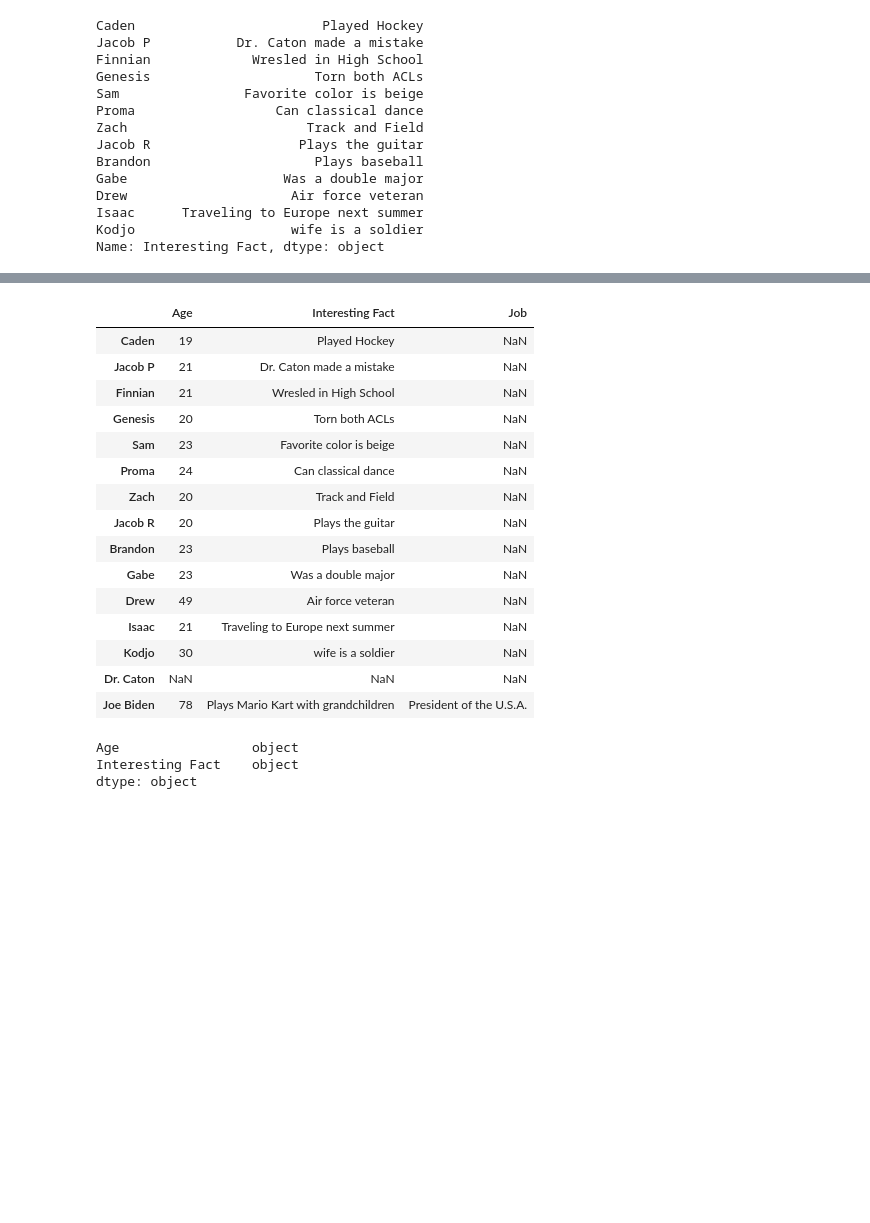
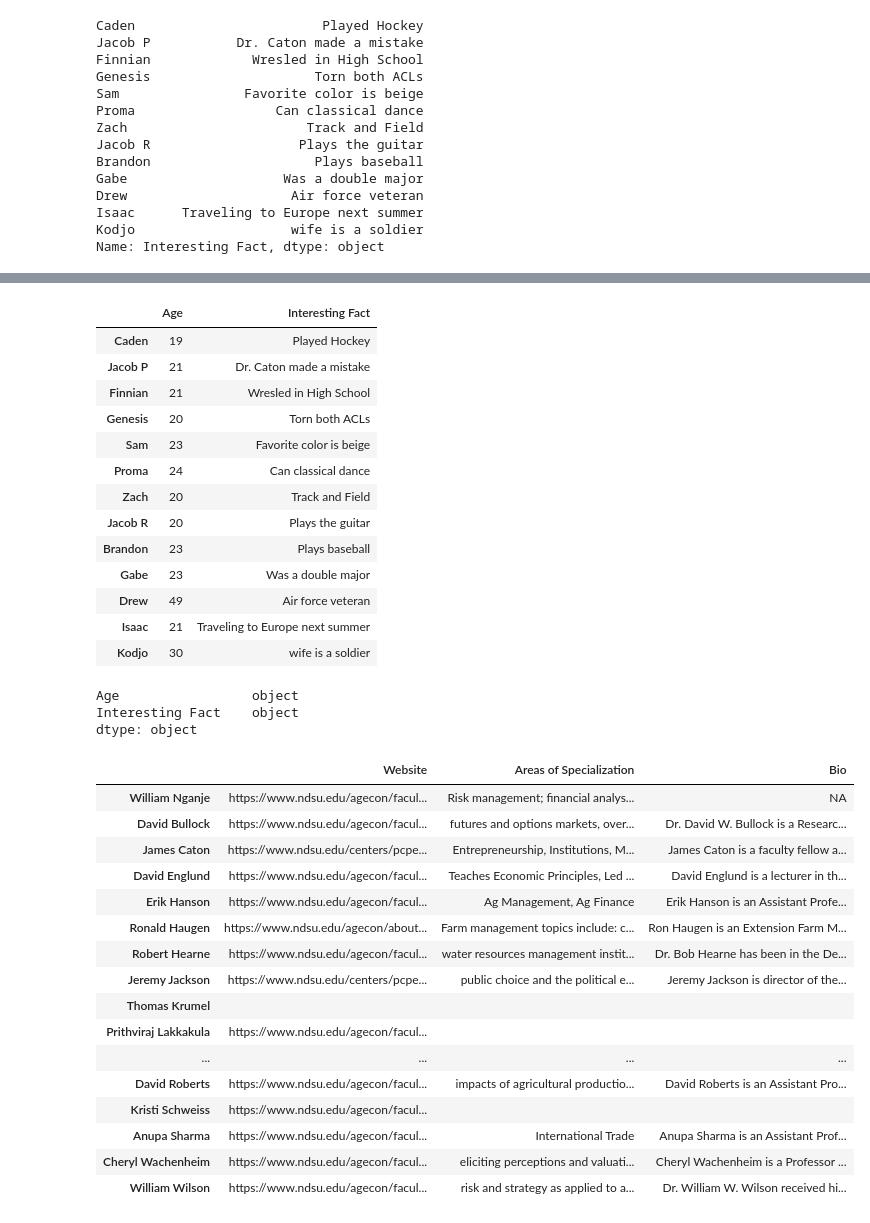
Before and after one commit to iadubovoy/ECON_411, a Jupyter notebook: In-Class Projects/Project 3 - Dictionaries and Definitions.ipynb, the cells around one changed output, grey strips where cells are left out. Drawn from its saved outputs; the diff is of its cells as text; code cells hidden in the pictures; blank space fills up the shorter version.

```diff
--- a/In-Class Projects/Project 3 - Dictionaries and Definitions.ipynb
+++ b/In-Class Projects/Project 3 - Dictionaries and Definitions.ipynb
@@ -161,22 +193,21 @@ dct["Joe Biden"] = {"Age":78,
 # %%
 pd.DataFrame(dct).T
+class_df
 # %% [output]
-|  | Age | Interesting Fact | Job |
-| Caden | 19 | Played Hockey | NaN |
-| Jacob P | 21 | Dr. Caton made a mistake | NaN |
-| Finnian | 21 | Wresled in High School | NaN |
-| Genesis | 20 | Torn both ACLs | NaN |
-| Sam | 23 | Favorite color is beige | NaN |
-| Proma | 24 | Can classical dance | NaN |
-| Zach | 20 | Track and Field | NaN |
-| Jacob R | 20 | Plays the guitar | NaN |
-| Brandon | 23 | Plays baseball | NaN |
-| Gabe | 23 | Was a double major | NaN |
-| Drew | 49 | Air force veteran | NaN |
-| Isaac | 21 | Traveling to Europe next summer | NaN |
-| Kodjo | 30 | wife is a soldier | NaN |
-| Dr. Caton | NaN | NaN | NaN |
-| Joe Biden | 78 | Plays Mario Kart with grandchildren | President of the U.S.A. |
+|  | Age | Interesting Fact |
+| Caden | 19 | Played Hockey |
+| Jacob P | 21 | Dr. Caton made a mistake |
+| Finnian | 21 | Wresled in High School |
+| Genesis | 20 | Torn both ACLs |
+| Sam | 23 | Favorite color is beige |
+| Proma | 24 | Can classical dance |
+| Zach | 20 | Track and Field |
+| Jacob R | 20 | Plays the guitar |
+| Brandon | 23 | Plays baseball |
+| Gabe | 23 | Was a double major |
+| Drew | 49 | Air force veteran |
+| Isaac | 21 | Traveling to Europe next summer |
+| Kodjo | 30 | wife is a soldier |
 # %%
 class_df.dtypes
 # %% [output]
@@ -275,0 +293,20 @@ faculty_dict
+# %%
+pd.DataFrame(faculty_dict).T
+# %% [output]
+|  | Website | Areas of Specialization | Bio |
+| William Nganje | https://www.ndsu.edu/agecon/facul... | Risk management; financial analys... | NA |
+| David Bullock | https://www.ndsu.edu/agecon/facul... | futures and options markets, over... | Dr. David W. Bullock is a Researc... |
+| James Caton | https://www.ndsu.edu/centers/pcpe... | Entrepreneurship, Institutions, M... | James Caton is a faculty fellow a... |
+| David Englund | https://www.ndsu.edu/agecon/facul... | Teaches Economic Principles, Led ... | David Englund is a lecturer in th... |
+| Erik Hanson | https://www.ndsu.edu/agecon/facul... | Ag Management, Ag Finance | Erik Hanson is an Assistant Profe... |
+| Ronald Haugen | https://www.ndsu.edu/agecon/about... | Farm management topics include: c... | Ron Haugen is an Extension Farm M... |
+| Robert Hearne | https://www.ndsu.edu/agecon/facul... | water resources management instit... | Dr. Bob Hearne has been in the De... |
+| Jeremy Jackson | https://www.ndsu.edu/centers/pcpe... | public choice and the political e... | Jeremy Jackson is director of the... |
+| Thomas Krumel |  |  |  |
+| Prithviraj Lakkakula | https://www.ndsu.edu/agecon/facul... |  |  |
+| ... | ... | ... | ... |
+| David Roberts | https://www.ndsu.edu/agecon/facul... | impacts of agricultural productio... | David Roberts is an Assistant Pro... |
+| Kristi Schweiss | https://www.ndsu.edu/agecon/facul... |  |  |
+| Anupa Sharma | https://www.ndsu.edu/agecon/facul... | International Trade | Anupa Sharma is an Assistant Prof... |
+| Cheryl Wachenheim | https://www.ndsu.edu/agecon/facul... | eliciting perceptions and valuati... | Cheryl Wachenheim is a Professor ... |
+| William Wilson | https://www.ndsu.edu/agecon/facul... | risk and strategy as applied to a... | Dr. William W. Wilson received hi... |
```
Also changed, not shown: parts of 19 cells of this notebook, 6 other files.
